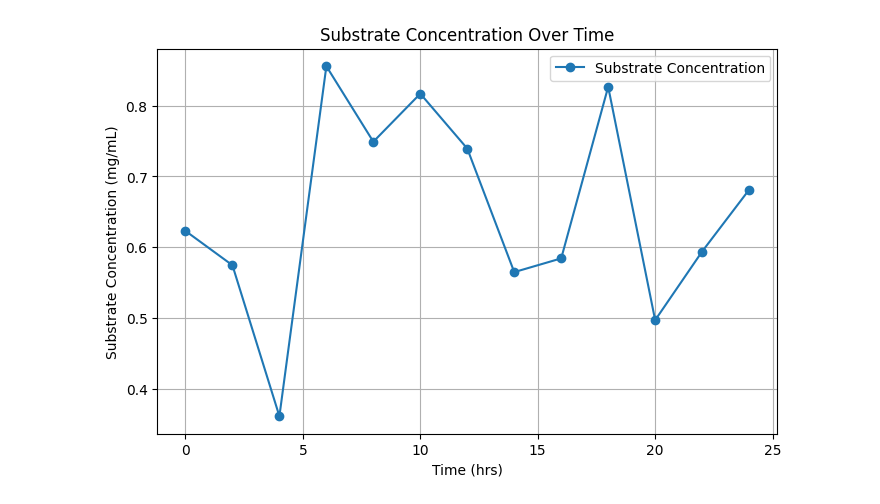
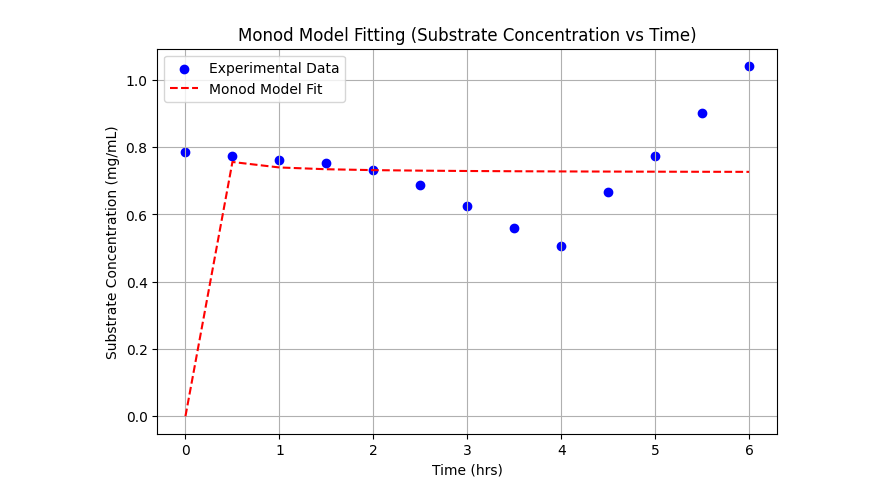
Before and after one commit to Xanderflux/BioKinetica, a Jupyter notebook: index.ipynb, the cells around one changed output. Cells and saved outputs as stored; diff of their text form; code cells hidden in the pictures.

```diff
--- a/index.ipynb
+++ b/index.ipynb
@@ -470,20 +706,19 @@ import numpy as np
 # Experimental Data (time, absorbance, pH, temp)
 
 experimental_data = {
- 'Time (hrs)': [0, 2, 4, 6, 8, 10, 12, 14, 16, 18, 20, 22, 24], # Time Values
- 'Absorbance': [0.48,0.43,0.21,0.72,0.61,0.68,0.6,0.42,0.44,0.69,0.35,0.45,0.54], # Measured Absorbance values
- 'pH': [6.0, 5.0, 4.5, 5.5, 5.5, 6.0, 5.5, 5.0, 5.0, 4.8, 4.0, 5.0, 5.0], #pH values
- 'Temperature (℃)': [30.5,27.0,27.0,27.0,30.8,30.5,31.5,30.0,30.0,32.0,33.0,35.0,31.0] # Temperature values
- }
+    "Time (hrs)": [0.0, 0.5, 1.0, 1.5, 2.0, 2.5, 3.0, 3.5, 4.0, 4.5, 5.0, 5.5, 6.0],
+    "Absorbance": [0.62, 0.61, 0.60, 0.59, 0.57, 0.53, 0.47, 0.41, 0.36, 0.51, 0.61, 0.73, 0.86]
+}
 
-
-exp_sub_df = pd.DataFrame(experimental_data)
+substrate_df = pd.DataFrame(experimental_data)
 
 
 # Convert Absorbance to Substrate Consumption Concentration using Calibration curve
-exp_sub_df["Substrate Concentration (mg/mL)"] = (exp_sub_df["Absorbance"] * slope) + intercept
 
-exp_sub_df['Substrate Consumption Rate (mg/mL per hr)'] = -np.gradient(exp_sub_df["Substrate Concentration (mg/mL)"], exp_sub_df["Time (hrs)"])
+substrate_df["Substrate Concentration (mg/mL)"] = (substrate_df["Absorbance"] - intercept) / slope
 
-exp_sub_df.head(2)
+
+substrate_df['Substrate Consumption Rate (mg/mL per hr)'] = -np.gradient(substrate_df["Substrate Concentration (mg/mL)"], substrate_df["Time (hrs)"])
+
+substrate_df.head(2)
 # %% [output]
@@ -493,12 +870,24 @@ exp_sub_df.head(2)
 # %%
-# Plot Substrate Concentration Over Time
+# Use for Substrate Consumption
+# Fit Kinetic Model (Optional) - Monod Model
+def monod_model(t, umax, Ks):
+    return (umax * t) / (Ks + t)  # Monod equation
+
+popt, _ = curve_fit(monod_model, substrate_df["Time (hrs)"], substrate_df["Substrate Concentration (mg/mL)"])
+
+# Plot Fitted Monod Model
 plt.figure(figsize=(8, 5))
-plt.plot(exp_sub_df["Time (hrs)"], exp_sub_df["Substrate Concentration (mg/mL)"], marker='o', linestyle='-', label="Substrate Concentration")
+plt.scatter(substrate_df["Time (hrs)"], substrate_df["Substrate Concentration (mg/mL)"], color='blue', label="Experimental Data")
+plt.plot(substrate_df["Time (hrs)"], monod_model(substrate_df["Time (hrs)"], *popt), color='red', linestyle='--', label="Monod Model Fit")
 plt.xlabel("Time (hrs)")
 plt.ylabel("Substrate Concentration (mg/mL)")
-plt.title("Substrate Concentration Over Time")
+plt.title("Monod Model Fitting (Substrate Concentration vs Time)")
 plt.legend()
 plt.grid()
 plt.show()
+
+# # Print Processed Data
+# print(substrate_df)
+# substrate_df.to_csv('sss.csv')
 # %% [output]
-[figure, old version]
+[figure, new version]
```
Also changed, not shown: parts of 22 cells of this notebook, 23 other files.
